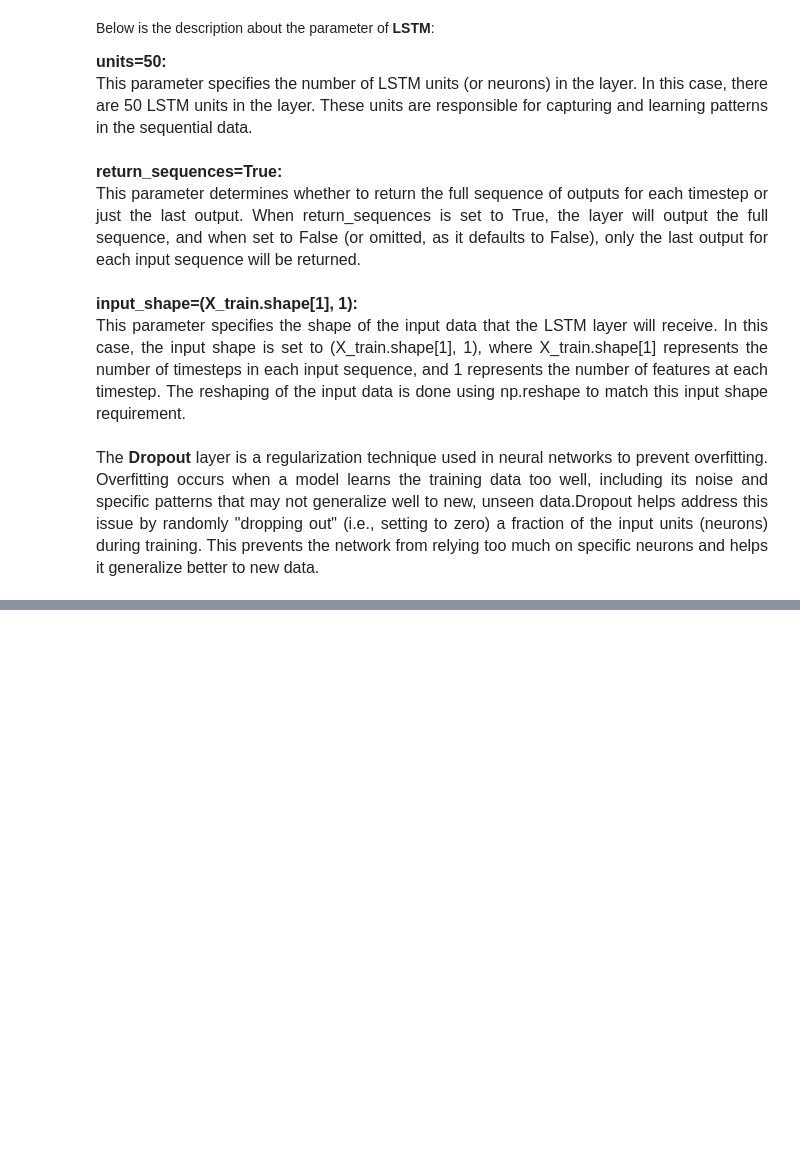
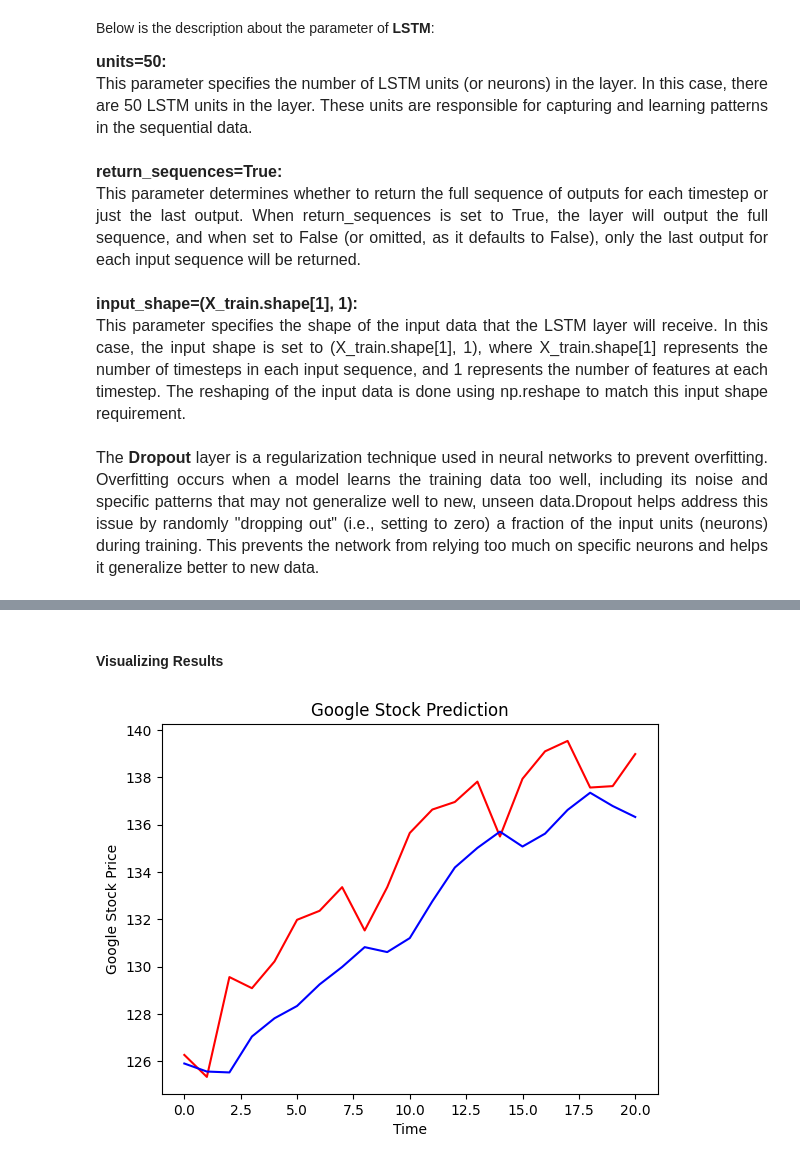
Before and after one commit to madhubabukencha/neural_networks, a Jupyter notebook: chap004_rnn/4_rnn_implentation.ipynb, the cells around one changed output, grey strips where cells are left out. Cells and saved outputs as stored; diff of their text form; code cells hidden in the pictures; blank space fills up the shorter version.

```diff
--- a/chap004_rnn/4_rnn_implentation.ipynb
+++ b/chap004_rnn/4_rnn_implentation.ipynb
@@ -162,0 +238,10 @@ regressor.add(Dense(units=1))
+# %%
+# Apply same strategy on the scaled dataset
+X_test = []
+for i in range(60, len(inputs)):
+    # Taking 60 rows and selecting 0 so that it  well get an array of 60 elements.
+    X_test.append(inputs[i-60:i, 0])
+# %%
+X_test = np.array(X_test)
+X_test=np.reshape(X_test, (X_test.shape[0], X_test.shape[1], 1))
+X_test.shape
@@ -162,0 +250,2 @@ regressor.add(Dense(units=1))
+# %%
+pred_stock_price = regressor.predict(X_test)
@@ -162,0 +254,3 @@ regressor.add(Dense(units=1))
+# %%
+trans_pred_stock_price = scaled_data_obj.inverse_transform(pred_stock_price)
+trans_pred_stock_price
@@ -162,0 +275,11 @@ regressor.add(Dense(units=1))
+# %% [markdown]
+#### Visualizing Results
+# %%
+plt.plot(real_stock_price, color="red", label="Real Google Stock Price")
+plt.plot(trans_pred_stock_price, color="blue", label="Predicted Google Stock Price")
+plt.title("Google Stock Prediction")
+plt.xlabel("Time")
+plt.ylabel("Google Stock Price")
+plt.show()
+# %% [output]
+[figure, added]
```
Also changed, not shown: parts of 22 cells of this notebook, 2 other files.
